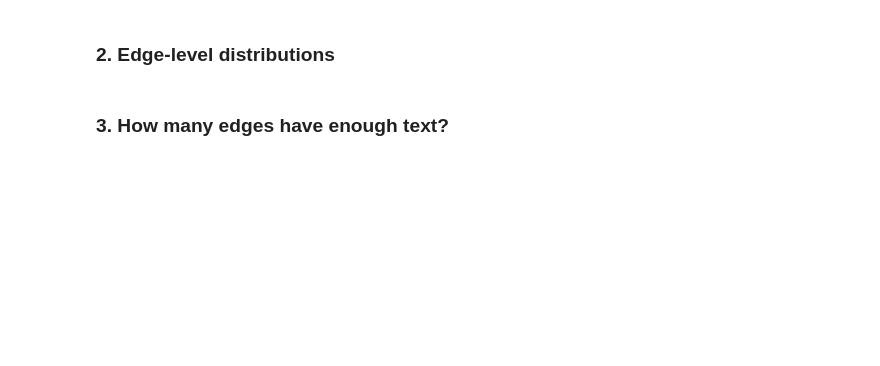
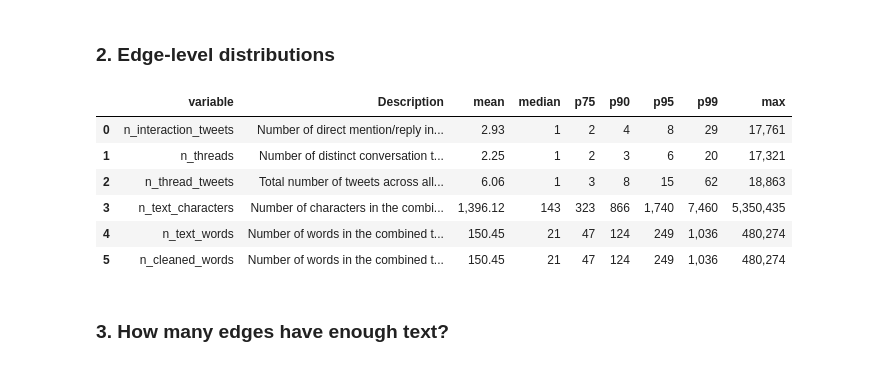
Before and after one commit to sandorjuhasz/eu_twitter_engineering, a Jupyter notebook: code/07_threads/05_edge_thread_corpus_descriptives.ipynb, the cells around one changed output. Saved outputs shown, nothing was run; the diff lists cells and outputs as text; code cells hidden in the pictures; blank space fills up the shorter version.

```diff
--- a/code/07_threads/05_edge_thread_corpus_descriptives.ipynb
+++ b/code/07_threads/05_edge_thread_corpus_descriptives.ipynb
@@ -52,23 +104,69 @@ overall.T
 # %% [markdown]
 ### 2. Edge-level distributions
 # %%
-variables = ["n_interaction_tweets", "n_threads", "n_thread_tweets", "n_text_characters", "n_text_words", "n_cleaned_words"]
+variables = [
+    "n_interaction_tweets",
+    "n_threads",
+    "n_thread_tweets",
+    "n_text_characters",
+    "n_text_words",
+    "n_cleaned_words"
+]
+
+distribution_descriptions = {
+    "n_interaction_tweets": "Number of direct mention/reply interaction tweets between the two users forming an edge",
+    "n_threads": "Number of distinct conversation threads associated with a user pair's interactions",
+    "n_thread_tweets": "Total number of tweets across all conversation threads associated with a user pair, including tweets by other users",
+    "n_text_characters": "Number of characters in the combined text of all conversation threads associated with a user pair",
+    "n_text_words": "Number of words in the combined text of all conversation threads associated with a user pair, before cleaning",
+    "n_cleaned_words": "Number of words in the combined text of all conversation threads associated with a user pair, after cleaning",
+}
+
 parts = []
+
 for v in variables:
     x = query(f"""
-    SELECT
-        '{v}' AS variable,
-        AVG({v}) AS mean,
-        PERCENTILE_CONT(0.5) WITHIN GROUP (ORDER BY {v}) AS median,
-        PERCENTILE_CONT(0.75) WITHIN GROUP (ORDER BY {v}) AS p75,
-        PERCENTILE_CONT(0.90) WITHIN GROUP (ORDER BY {v}) AS p90,
-        PERCENTILE_CONT(0.95) WITHIN GROUP (ORDER BY {v}) AS p95,
-        PERCENTILE_CONT(0.99) WITHIN GROUP (ORDER BY {v}) AS p99,
-        MAX({v}) AS max
-    FROM {TABLE}
+        SELECT
+            '{v}' AS variable,
+            AVG({v}) AS mean,
+            PERCENTILE_CONT(0.5) WITHIN GROUP (ORDER BY {v}) AS median,
+            PERCENTILE_CONT(0.75) WITHIN GROUP (ORDER BY {v}) AS p75,
+            PERCENTILE_CONT(0.90) WITHIN GROUP (ORDER BY {v}) AS p90,
+            PERCENTILE_CONT(0.95) WITHIN GROUP (ORDER BY {v}) AS p95,
+            PERCENTILE_CONT(0.99) WITHIN GROUP (ORDER BY {v}) AS p99,
+            MAX({v}) AS max
+        FROM {TABLE}
     """)
     parts.append(x)
+
 distribution = pd.concat(parts, ignore_index=True)
-distribution
+
+# Add variable definitions
+distribution.insert(
+    1,
+    "Description",
+    distribution["variable"].map(distribution_descriptions)
+)
+
+# Format values for display without changing the underlying data
+distribution_display = distribution.style.format({
+    "mean": "{:,.2f}",
+    "median": "{:,.0f}",
+    "p75": "{:,.0f}",
+    "p90": "{:,.0f}",
+    "p95": "{:,.0f}",
+    "p99": "{:,.0f}",
+    "max": "{:,.0f}",
+})
+
+display(distribution_display)
+# %% [output]
+|  | variable | Description | mean | median | p75 | p90 | p95 | p99 | max |
+| 0 | n_interaction_tweets | Number of direct mention/reply in... | 2.93 | 1 | 2 | 4 | 8 | 29 | 17,761 |
+| 1 | n_threads | Number of distinct conversation t... | 2.25 | 1 | 2 | 3 | 6 | 20 | 17,321 |
+| 2 | n_thread_tweets | Total number of tweets across all... | 6.06 | 1 | 3 | 8 | 15 | 62 | 18,863 |
+| 3 | n_text_characters | Number of characters in the combi... | 1,396.12 | 143 | 323 | 866 | 1,740 | 7,460 | 5,350,435 |
+| 4 | n_text_words | Number of words in the combined t... | 150.45 | 21 | 47 | 124 | 249 | 1,036 | 480,274 |
+| 5 | n_cleaned_words | Number of words in the combined t... | 150.45 | 21 | 47 | 124 | 249 | 1,036 | 480,274 |
 # %% [markdown]
 ### 3. How many edges have enough text?
```
Also changed, not shown: parts of 25 cells of this notebook, 1 other file.
